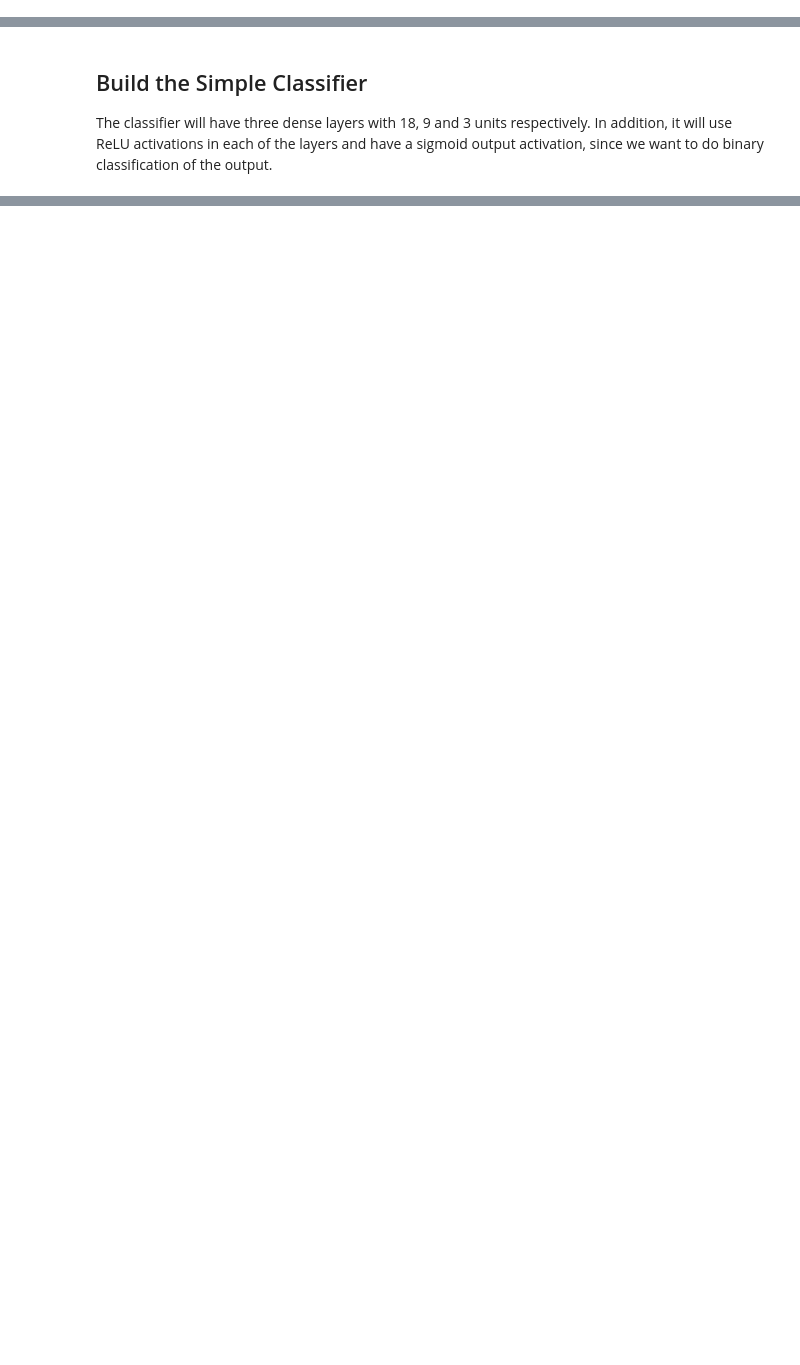
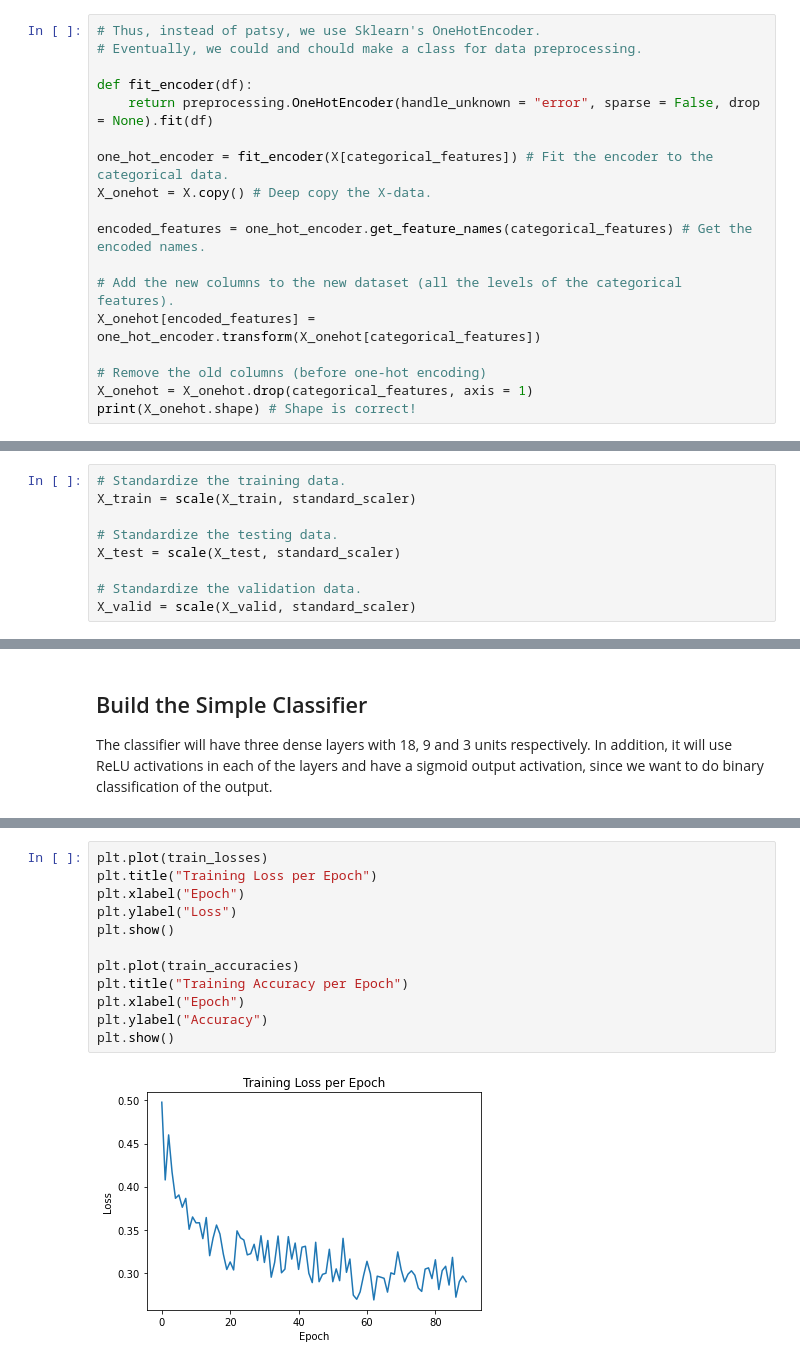
Before and after one commit to alexaoh/tabular-diffusion-for-counterfactuals, a Jupyter notebook: tabular_classifier.ipynb, the cells around one changed output, grey strips where cells are left out. Cells and saved outputs as stored; diff of their text form; blank space fills up the shorter version.

```diff
--- a/tabular_classifier.ipynb
+++ b/tabular_classifier.ipynb
@@ -63,0 +99,18 @@ True
+# %%
+# Thus, instead of patsy, we use Sklearn's OneHotEncoder.
+# Eventually, we could and chould make a class for data preprocessing.
+
+def fit_encoder(df):
+    return preprocessing.OneHotEncoder(handle_unknown = "error", sparse = False, drop = None).fit(df)
+
+one_hot_encoder = fit_encoder(X[categorical_features]) # Fit the encoder to the categorical data.
+X_onehot = X.copy() # Deep copy the X-data.
+
+encoded_features = one_hot_encoder.get_feature_names(categorical_features) # Get the encoded names.
+
+# Add the new columns to the new dataset (all the levels of the categorical features).
+X_onehot[encoded_features] = one_hot_encoder.transform(X_onehot[categorical_features])
+
+# Remove the old columns (before one-hot encoding)
+X_onehot = X_onehot.drop(categorical_features, axis = 1)
+print(X_onehot.shape) # Shape is correct!
@@ -76,0 +189,9 @@ print(X_valid.shape) # 1/9
+# %%
+# Standardize the training data.
+X_train = scale(X_train, standard_scaler)
+
+# Standardize the testing data.
+X_test = scale(X_test, standard_scaler)
+
+# Standardize the validation data.
+X_valid = scale(X_valid, standard_scaler)
@@ -200,0 +418,14 @@ NameError: name 'train_loader' is not defined
+# %%
+plt.plot(train_losses)
+plt.title("Training Loss per Epoch")
+plt.xlabel("Epoch")
+plt.ylabel("Loss")
+plt.show()
+
+plt.plot(train_accuracies)
+plt.title("Training Accuracy per Epoch")
+plt.xlabel("Epoch")
+plt.ylabel("Accuracy")
+plt.show()
+# %% [output]
+[figure, added]
```
Also changed, not shown: parts of 22 cells of this notebook, 1 other file.
